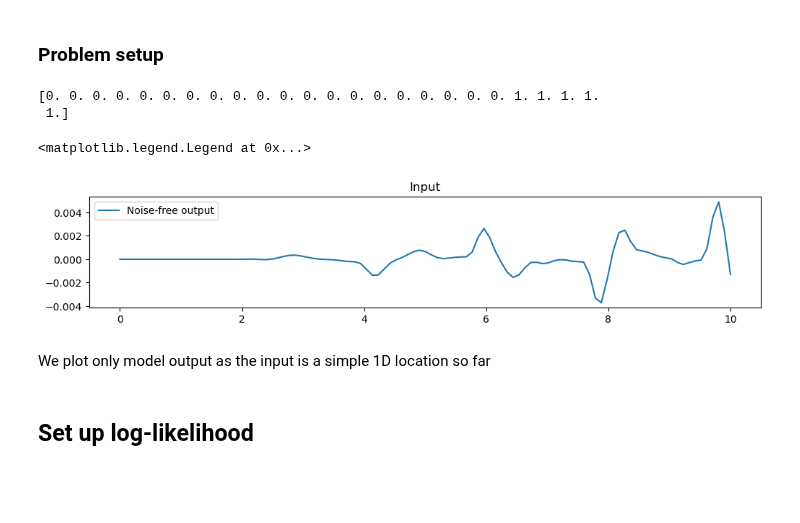
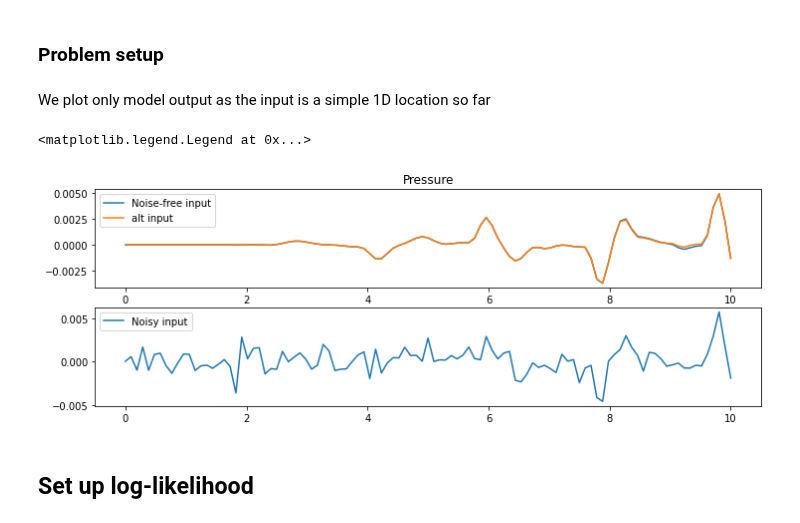
Before and after one commit to UM-Bridge/benchmarks, a Jupyter notebook: models/acoustic_gravity/tinyDA-acoustic.ipynb, the cells around one changed output. Cells and saved outputs as stored; diff of their text form; code cells hidden in the pictures; blank space fills up the shorter version.

Commit message:
minor updates, more plotting

```diff
--- a/models/acoustic_gravity/tinyDA-acoustic.ipynb
+++ b/models/acoustic_gravity/tinyDA-acoustic.ipynb
@@ -100,51 +102,45 @@ plt.show()
 # Domain size is 150km
 exact = np.zeros(nx)
 exact[20:25]=1
-print(exact)
+#print(exact)
+inexact = 0.5*np.ones(nx)
+d_untrue = my_model(inexact)
 d_true = my_model(exact)
 
 # add some noise to the model output
 sigma_noise = 0.001
 d = d_true + np.random.normal(loc=0, scale=sigma_noise, size=ny)
-# %% [output]
-[0. 0. 0. 0. 0. 0. 0. 0. 0. 0. 0. 0. 0. 0. 0. 0. 0. 0. 0. 0. 1. 1. 1. 1.
- 1.]
-# %%
-fig, ax = plt.subplots(figsize=(12,2))
-ax.set_title('Input')
-x=np.linspace(0,nx, nx)
-t=np.linspace(0,10, ny)
-ax.plot(t,d_true, label='Noise-free output')
-ax.legend()
-# %% [output]
-<matplotlib.legend.Legend at 0x...>
-[figure, removed]
 # %% [markdown]
 We plot only model output as the input is a simple 1D location so far
 # %%
 # plot the model output
-fig, ax = plt.subplots(nrows=3, ncols=1, figsize=(12,4))
+fig, ax = plt.subplots(nrows=2, ncols=1, figsize=(12,4))
 
 # plot the time series of pressure
 t = np.linspace(0,10,ny)
 ax[0].set_title('Pressure')
 ax[0].plot(t,d_true, label='Noise-free input')
-ax[0].plot(t,d, label='Noisy input')
+ax[1].plot(t,d, label='Noisy input')
+ax[0].plot(t,d_untrue, label='alt input')
 ax[0].legend()
+ax[1].legend()
 
-ax[1].set_title('Pressure')
-samples = []
-inputs=[]
+#ax[1].set_title('Pressure')
+#samples = []
+#inputs=[]
 # Plot 10 random samples
-for x in range(15):
-    log = my_prior.rvs()
-    log = restriction(log)
-    d_sample = my_model(log)
-    ax[1].plot(t, d_sample, label='samples')
-    ax[2].plot(range(len(log)), log, label='input')
-    samples.append(d_sample)
-    inputs.append(log)
-plt.show()
+#for x in range(15):
+#    log = my_prior.rvs()
+#    log = restriction(log)
+#    d_sample = my_model(log)
+#    ax[1].plot(t, d_sample, label='samples')
+#    ax[2].plot(range(len(log)), log, label='input')
+#    samples.append(d_sample)
+#    inputs.append(log)
+#plt.show()
+# %% [output]
+<matplotlib.legend.Legend at 0x...>
+[figure, added]
 # %% [markdown]
 ## Set up log-likelihood
 # %%
```
Also changed, not shown: parts of 15 cells of this notebook.
